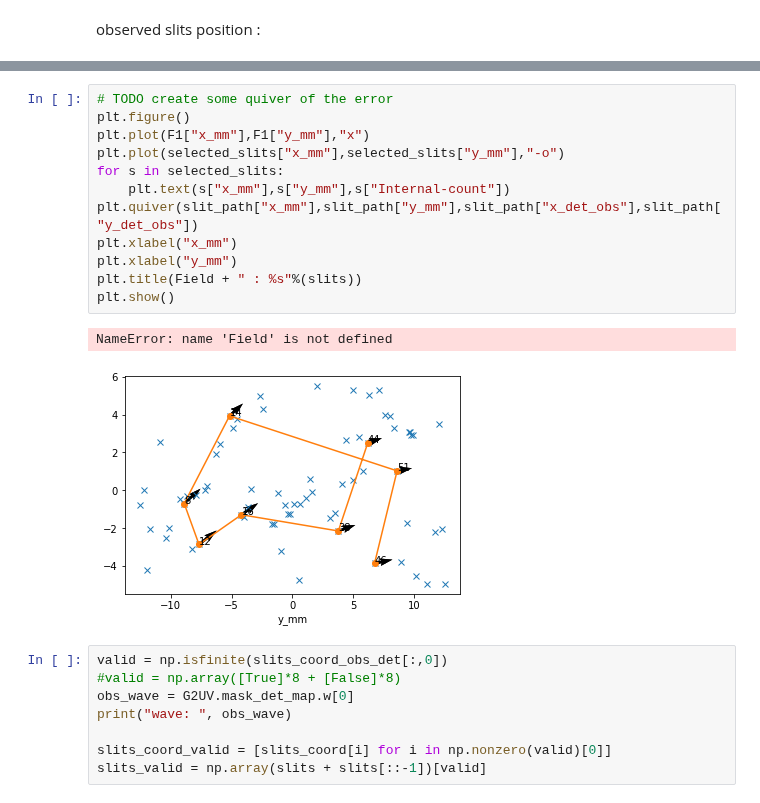
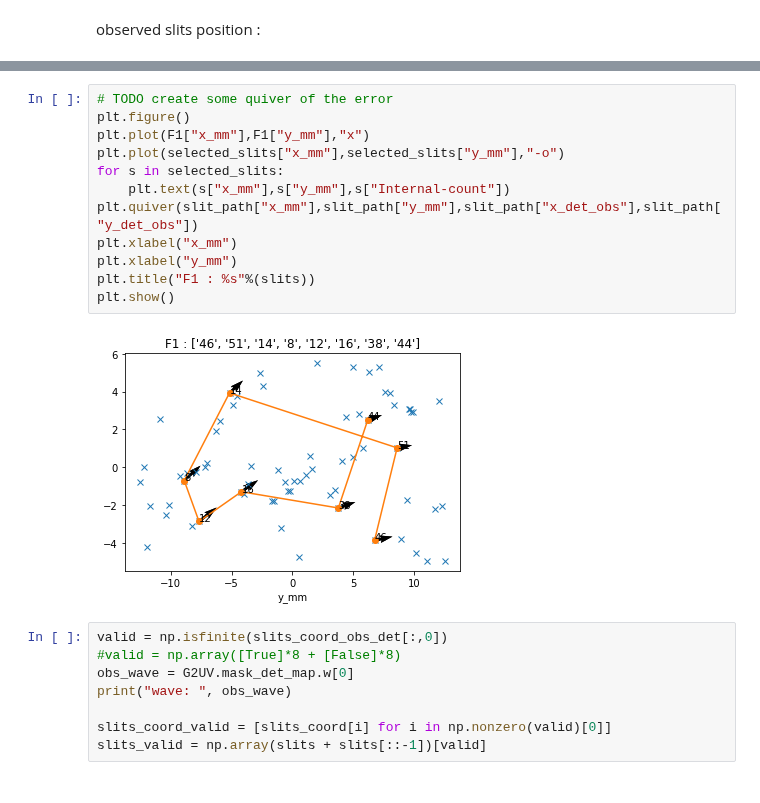
Before and after one commit to vpicouet/FireBallPipe, a Jupyter notebook: Notebook/2018/autocoll_XYcalib_180904_F1.ipynb, the cells around one changed output, grey strips where cells are left out. Cells and saved outputs as stored; diff of their text form.

```diff
--- a/Notebook/2018/autocoll_XYcalib_180904_F1.ipynb
+++ b/Notebook/2018/autocoll_XYcalib_180904_F1.ipynb
@@ -222,18 +222,17 @@ Table length=16
 # %%
 # TODO create some quiver of the error
 plt.figure()
 plt.plot(F1["x_mm"],F1["y_mm"],"x")
 plt.plot(selected_slits["x_mm"],selected_slits["y_mm"],"-o")
 for s in selected_slits:
     plt.text(s["x_mm"],s["y_mm"],s["Internal-count"])
 plt.quiver(slit_path["x_mm"],slit_path["y_mm"],slit_path["x_det_obs"],slit_path["y_det_obs"])
 plt.xlabel("x_mm")
 plt.xlabel("y_mm")
-plt.title(Field + " : %s"%(slits))
+plt.title("F1 : %s"%(slits))
 plt.show()
 # %% [output]
-NameError: name 'Field' is not defined
-[figure, old version]
+[figure, new version]
 # %%
 valid = np.isfinite(slits_coord_obs_det[:,0])
 #valid = np.array([True]*8 + [False]*8)
```
Also changed, not shown: parts of 14 cells of this notebook, 5 other files.
